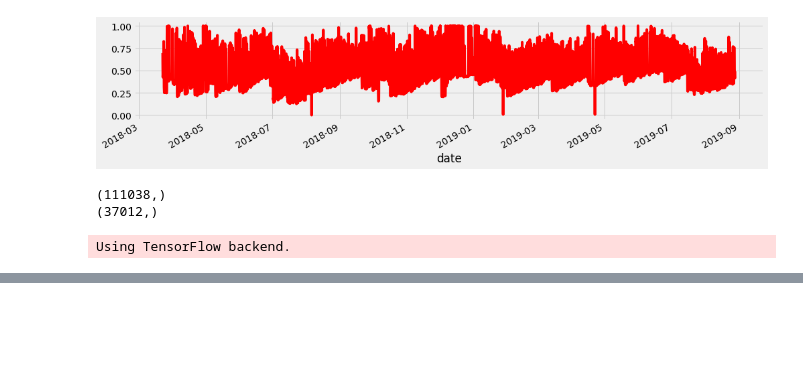
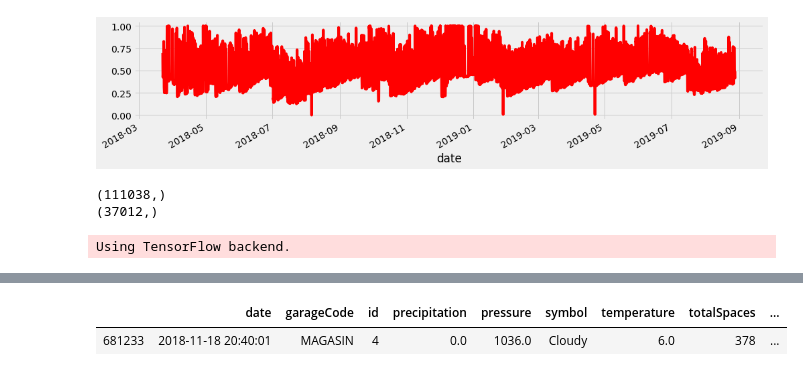
Before and after one commit to sjhangiani12/parking_prediction, a Jupyter notebook: notebooks/data_cleaning.ipynb, the cells around one changed output, grey strips where cells are left out. Saved outputs shown, nothing was run; the diff lists cells and outputs as text; code cells hidden in the pictures; blank space fills up the shorter version.

```diff
--- a/notebooks/data_cleaning.ipynb
+++ b/notebooks/data_cleaning.ipynb
@@ -832,0 +848,9 @@ KeyboardInterrupt:
+# %%
+find_inf_df = parking
+find_inf_df = find_inf_df[find_inf_df.garageCode == "MAGASIN"]
+from dateutil import parser
+dt = parser.parse("2018-11-18 20:40:01")
+find_inf_df[find_inf_df.date == dt]
+# %% [output]
+|  | date | garageCode | id | precipitation | pressure | symbol | temperature | totalSpaces | ... |
+| 681233 | 2018-11-18 20:40:01 | MAGASIN | 4 | 0.0 | 1036.0 | Cloudy | 6.0 | 378 | ... |
```
Also changed, not shown: parts of 11 cells of this notebook, 23 other files.
